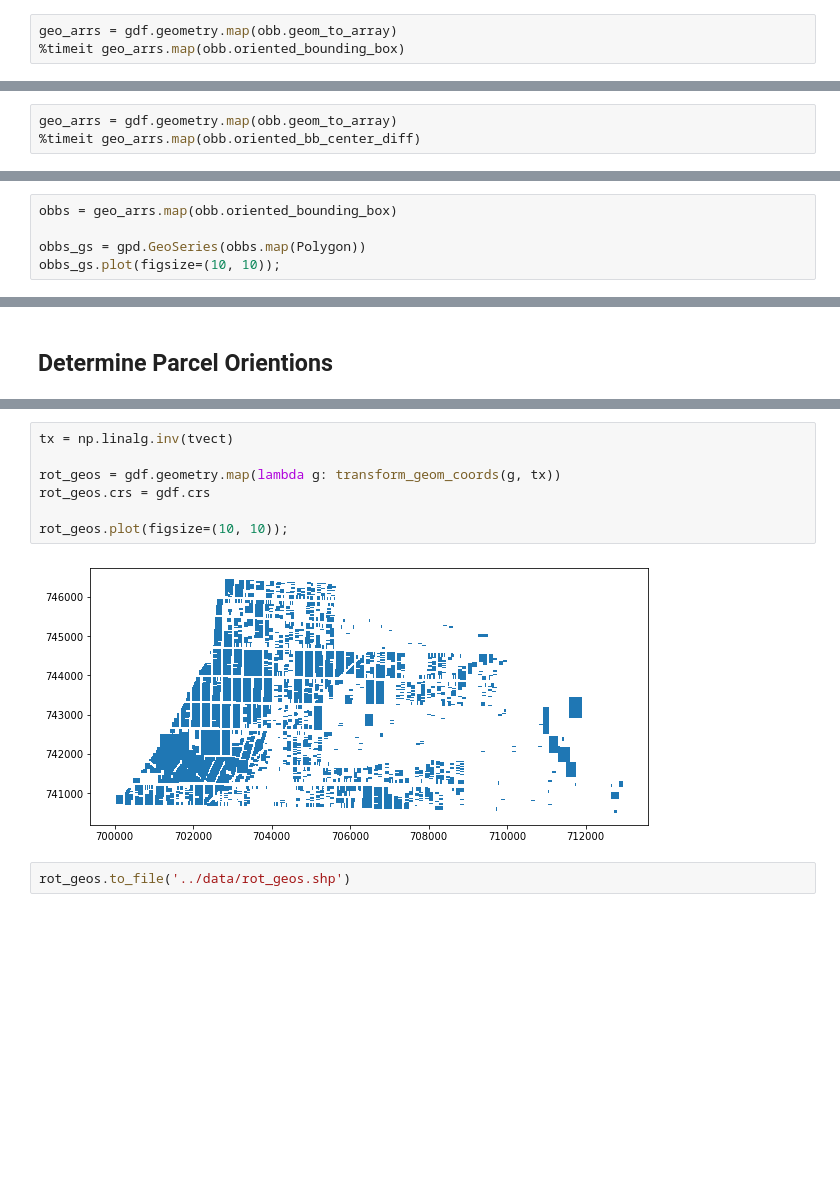
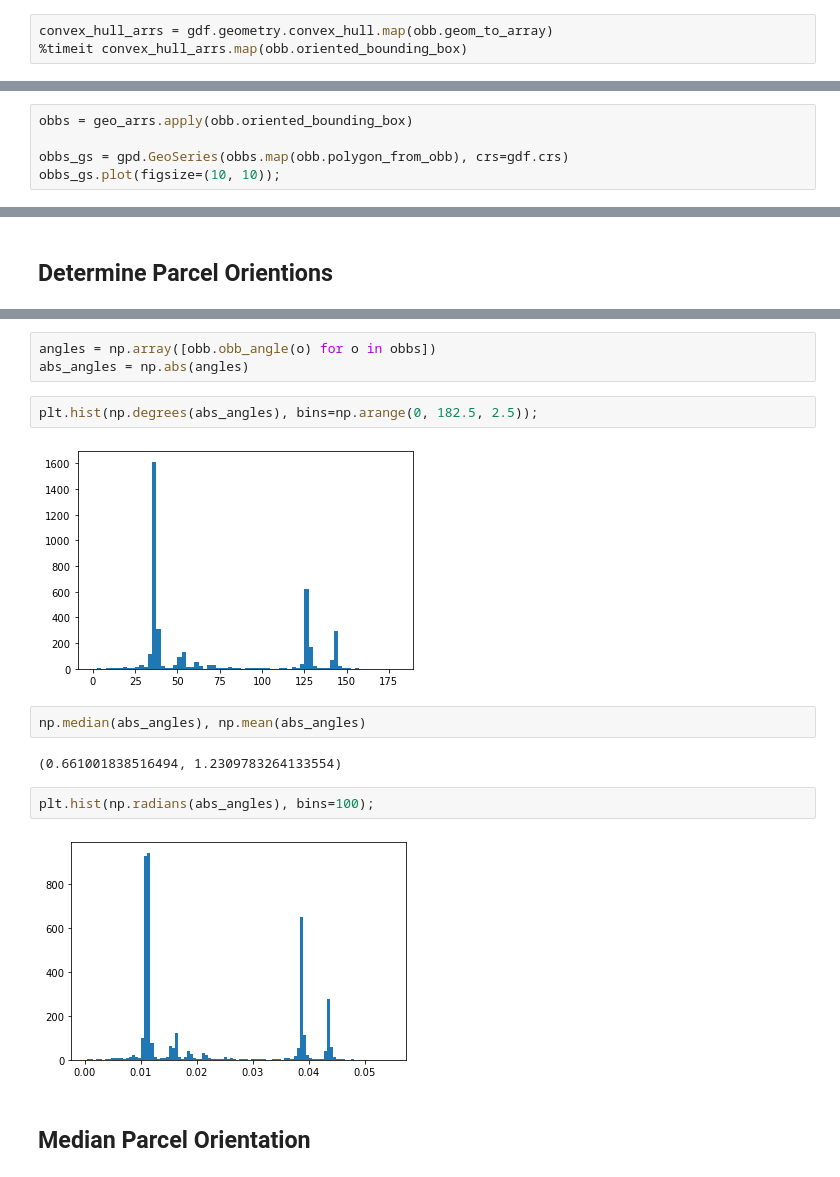
Before and after one commit to raphaellaude/geo-obb, a Jupyter notebook: examples/parcel_obbs.ipynb, the cells around one changed output, grey strips where cells are left out. Saved outputs shown, nothing was run; the diff lists cells and outputs as text; blank space fills up the shorter version.

```diff
--- a/examples/parcel_obbs.ipynb
+++ b/examples/parcel_obbs.ipynb
@@ -45,4 +62,4 @@ gdf.to_crs(epsg=2263, inplace=True)
 # %%
-geo_arrs = gdf.geometry.map(obb.geom_to_array)
-%timeit geo_arrs.map(obb.oriented_bounding_box)
+convex_hull_arrs = gdf.geometry.convex_hull.map(obb.geom_to_array)
+%timeit convex_hull_arrs.map(obb.oriented_bounding_box)
 # %% [output]
@@ -50,3 +66,0 @@ geo_arrs = gdf.geometry.map(obb.geom_to_array)
-# %%
-geo_arrs = gdf.geometry.map(obb.geom_to_array)
-%timeit geo_arrs.map(obb.oriented_bb_center_diff)
@@ -57,7 +69,7 @@ Performance: pretty fast for 4,000 geometries!
 # %%
-obbs = geo_arrs.map(obb.oriented_bounding_box)
+obbs = geo_arrs.apply(obb.oriented_bounding_box)
 
-obbs_gs = gpd.GeoSeries(obbs.map(Polygon))
+obbs_gs = gpd.GeoSeries(obbs.map(obb.polygon_from_obb), crs=gdf.crs)
 obbs_gs.plot(figsize=(10, 10));
 # %% [output]
 [figure]
@@ -152,11 +78,17 @@ def transform_geom_coords(geom, transfm_matrix):
-# %%
-tx = np.linalg.inv(tvect)
-
-rot_geos = gdf.geometry.map(lambda g: transform_geom_coords(g, tx))
-rot_geos.crs = gdf.crs
-
-rot_geos.plot(figsize=(10, 10));
-# %% [output]
-[figure, removed]
-# %%
-rot_geos.to_file('../data/rot_geos.shp')
+# %%
+angles = np.array([obb.obb_angle(o) for o in obbs])
+abs_angles = np.abs(angles)
+# %%
+plt.hist(np.degrees(abs_angles), bins=np.arange(0, 182.5, 2.5));
+# %% [output]
+[figure, added]
+# %%
+np.median(abs_angles), np.mean(abs_angles)
+# %% [output]
+(0.661001838516494, 1.2309783264133554)
+# %%
+plt.hist(np.radians(abs_angles), bins=100);
+# %% [output]
+[figure, added]
+# %% [markdown]
+## Median Parcel Orientation
```
Also changed, not shown: parts of 54 cells of this notebook, 4 other files.
